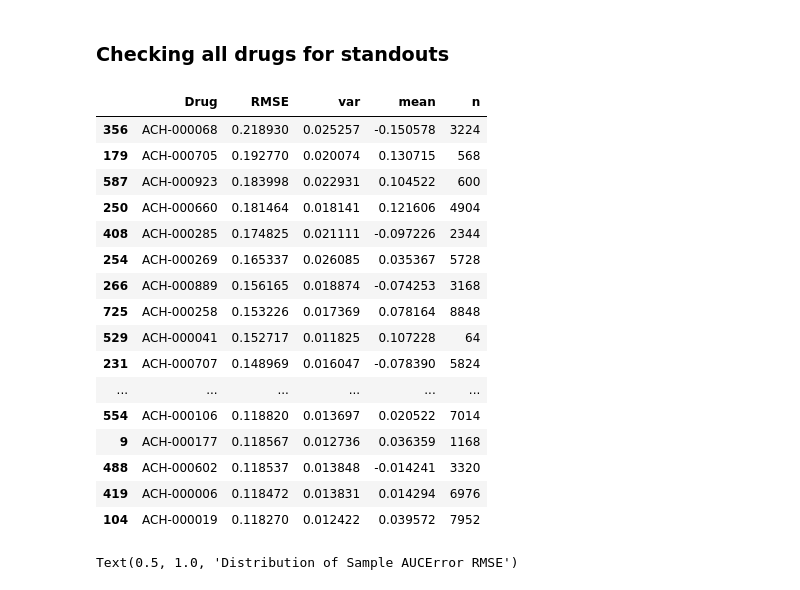
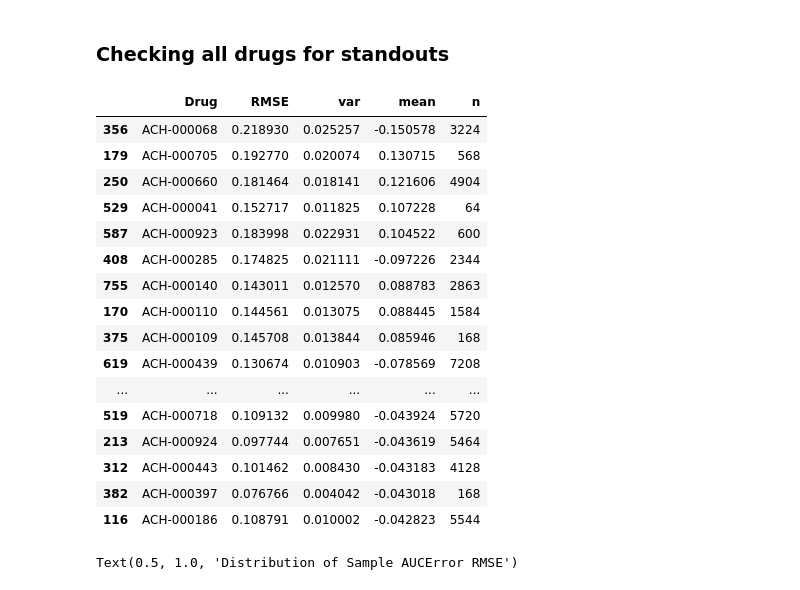
Before and after one commit to jakegwinn/argonne, a Jupyter notebook: cell_analysis.ipynb, the cells around one changed output. Saved outputs shown, nothing was run; the diff lists cells and outputs as text; code cells hidden in the pictures.

```diff
--- a/cell_analysis.ipynb
+++ b/cell_analysis.ipynb
@@ -386,28 +386,29 @@ for key, value in cell_dict.items():
 # %%
 all_drugs_df_n = pd.DataFrame(drugs_rmse).sort_values(["n"], ascending=False)
 all_drugs_df_rmse = pd.DataFrame(drugs_rmse).sort_values(["RMSE"], ascending=False)
 all_drugs_df_var = pd.DataFrame(drugs_rmse).sort_values(["var"], ascending=False)
 # all_drugs_df_cv = pd.DataFrame(drugs_rmse).sort_values(["cv"], ascending=False)/
+all_drugs_df_mean = pd.DataFrame(drugs_rmse).sort_values(["mean"], key = np.abs, ascending=False)
 bad_perf_drugs = all_drugs_df_rmse["Drug"][:3]
-all_drugs_df_rmse.head(50)
+all_drugs_df_mean.head(50)
 # %% [output]
 |  | Drug | RMSE | var | mean | n |
 | 356 | ACH-000068 | 0.218930 | 0.025257 | -0.150578 | 3224 |
 | 179 | ACH-000705 | 0.192770 | 0.020074 | 0.130715 | 568 |
+| 250 | ACH-000660 | 0.181464 | 0.018141 | 0.121606 | 4904 |
+| 529 | ACH-000041 | 0.152717 | 0.011825 | 0.107228 | 64 |
 | 587 | ACH-000923 | 0.183998 | 0.022931 | 0.104522 | 600 |
-| 250 | ACH-000660 | 0.181464 | 0.018141 | 0.121606 | 4904 |
 | 408 | ACH-000285 | 0.174825 | 0.021111 | -0.097226 | 2344 |
-| 254 | ACH-000269 | 0.165337 | 0.026085 | 0.035367 | 5728 |
-| 266 | ACH-000889 | 0.156165 | 0.018874 | -0.074253 | 3168 |
-| 725 | ACH-000258 | 0.153226 | 0.017369 | 0.078164 | 8848 |
-| 529 | ACH-000041 | 0.152717 | 0.011825 | 0.107228 | 64 |
-| 231 | ACH-000707 | 0.148969 | 0.016047 | -0.078390 | 5824 |
+| 755 | ACH-000140 | 0.143011 | 0.012570 | 0.088783 | 2863 |
+| 170 | ACH-000110 | 0.144561 | 0.013075 | 0.088445 | 1584 |
+| 375 | ACH-000109 | 0.145708 | 0.013844 | 0.085946 | 168 |
+| 619 | ACH-000439 | 0.130674 | 0.010903 | -0.078569 | 7208 |
 | ... | ... | ... | ... | ... | ... |
-| 554 | ACH-000106 | 0.118820 | 0.013697 | 0.020522 | 7014 |
-| 9 | ACH-000177 | 0.118567 | 0.012736 | 0.036359 | 1168 |
-| 488 | ACH-000602 | 0.118537 | 0.013848 | -0.014241 | 3320 |
-| 419 | ACH-000006 | 0.118472 | 0.013831 | 0.014294 | 6976 |
-| 104 | ACH-000019 | 0.118270 | 0.012422 | 0.039572 | 7952 |
+| 519 | ACH-000718 | 0.109132 | 0.009980 | -0.043924 | 5720 |
+| 213 | ACH-000924 | 0.097744 | 0.007651 | -0.043619 | 5464 |
+| 312 | ACH-000443 | 0.101462 | 0.008430 | -0.043183 | 4128 |
+| 382 | ACH-000397 | 0.076766 | 0.004042 | -0.043018 | 168 |
+| 116 | ACH-000186 | 0.108791 | 0.010002 | -0.042823 | 5544 |
 # %%
 fig, ax1 = plt.subplots()
 ax1.hist(x= all_drugs_df_rmse["RMSE"],
```
Also changed, not shown: parts of 6 cells of this notebook, 6 other files.
